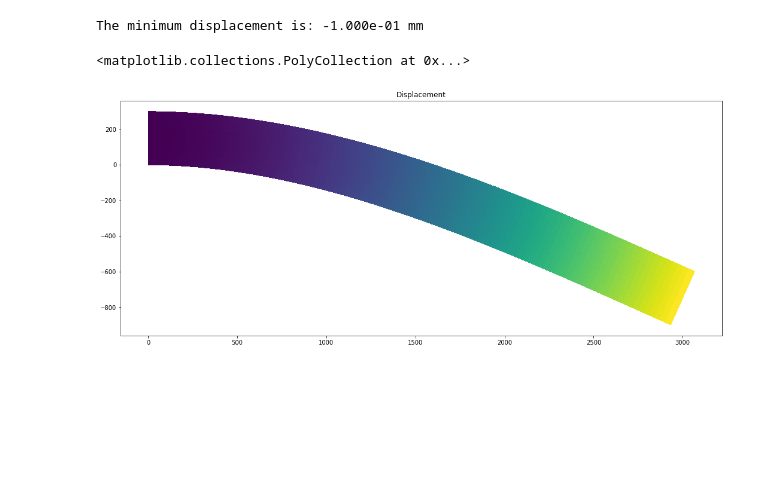
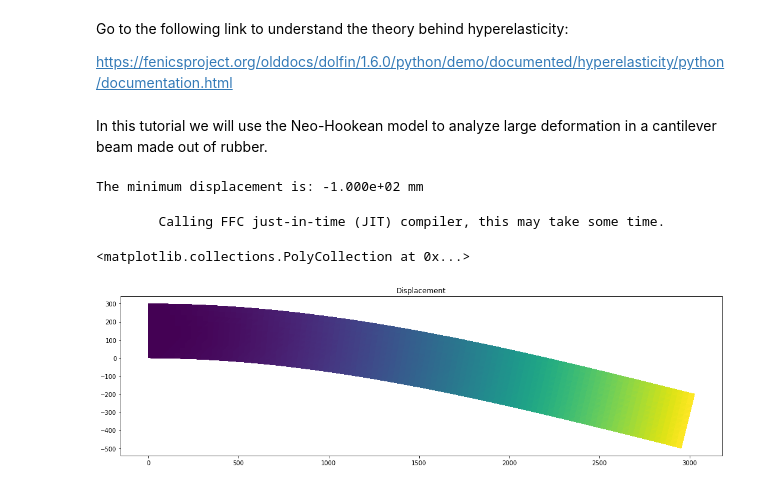
Before and after one commit to iitrabhi/fenics-workshop, a Jupyter notebook: src/day-4/tutorials/1_hyper_elastic.ipynb, the cells around one changed output. Drawn from its saved outputs; the diff is of its cells as text; code cells hidden in the pictures; blank space fills up the shorter version.

Commit message:
add tutorials

```diff
--- a/src/day-4/tutorials/1_hyper_elastic.ipynb
+++ b/src/day-4/tutorials/1_hyper_elastic.ipynb
@@ -1,3 +7,9 @@
+# %% [markdown]
+Go to the following link to understand the theory behind hyperelasticity:
+
+https://fenicsproject.org/olddocs/dolfin/1.6.0/python/demo/documented/hyperelasticity/python/documentation.html
+# %% [markdown]
+In this tutorial we will use the Neo-Hookean model to analyze large deformation in a cantilever beam made out of rubber.
 # %%
 from dolfin import *
 from matplotlib import pyplot as plt
@@ -18,7 +30,7 @@ load_boundary = CompiledSubDomain("near(x[0],3000)")
 
 # Define Dirichlet boundary (x = 0 or x = 1)
 c = Expression(("0.0", "0.0"), degree=1)
-r = Expression(("-disp_step*t"), disp_step=1e-1, t=1, degree=1)
+r = Expression(("-disp_step*t"), disp_step=100, t=1, degree=1)
 
 bcl = DirichletBC(V, c, clamped_boundary)
 bcr = DirichletBC(V.sub(1), r, load_boundary)
@@ -42,7 +54,7 @@ Ic = tr(C)
 J = det(F)
 
 # Elasticity parameters
-E, nu = 104.0, 0.3
+E, nu = 1, 0.45
 mu, lmbda = Constant(E/(2*(1 + nu))), Constant(E*nu/((1 + nu)*(1 - 2*nu)))
 
 # Stored strain energy density (compressible neo-Hookean model)
@@ -74,12 +86,13 @@ prm['newton_solver']['krylov_solver']['maximum_iterations'] = 1000
 solver.solve()
 print("The minimum displacement is: {0:6.3e} mm".format(u.vector().min()))
 # %% [output]
-The minimum displacement is: -1.000e-01 mm
+The minimum displacement is: -1.000e+02 mm
 # %%
 plt.figure(figsize=(18, 16))
 # Plot solution
-scale_factor = 9000
+scale_factor = 5
 plot(u*scale_factor, title='Displacement', mode='displacement')
 # %% [output]
-<matplotlib.collections.PolyCollection at 0x...>
+        Calling FFC just-in-time (JIT) compiler, this may take some time.
+<matplotlib.collections.PolyCollection at 0x...>
-[figure, old version]
+[figure, new version]
```
Also changed, not shown: parts of 1 cell of this notebook, 3 other files.
